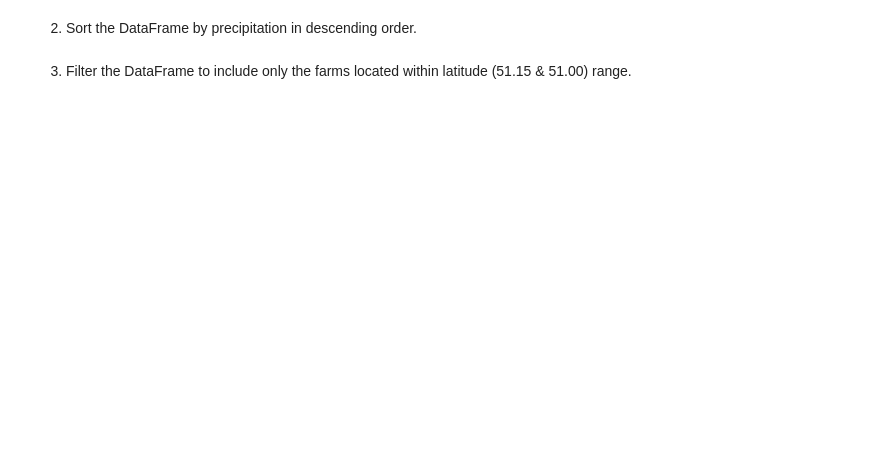
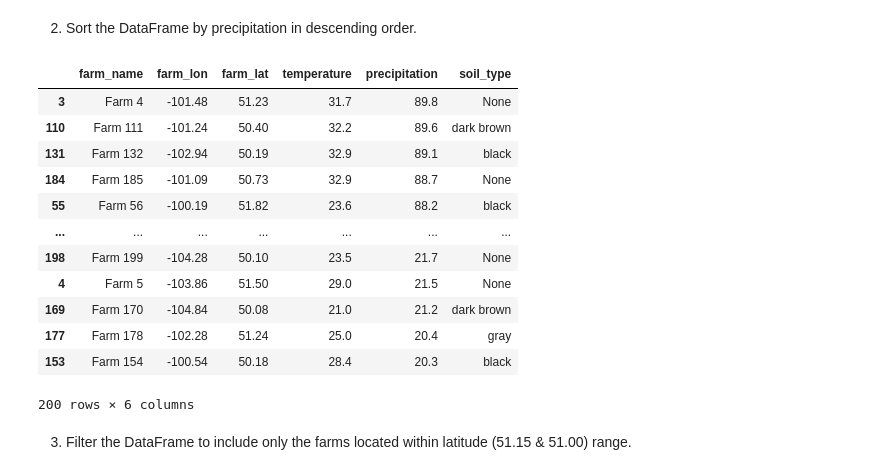
Before and after one commit to cboyda/AgTech, a Jupyter notebook: Assignments/Assinment_3&4.ipynb, the cells around one changed output. Saved outputs shown, nothing was run; the diff lists cells and outputs as text; code cells hidden in the pictures; blank space fills up the shorter version.

```diff
--- a/Assignments/Assinment_3&4.ipynb
+++ b/Assignments/Assinment_3&4.ipynb
@@ -322,9 +378,23 @@ SyntaxError: invalid syntax (4060184953.py, line 1)
 2. Sort the DataFrame by precipitation in descending order.
 # %%
 ## Your code here down
-
+df.sort_values(by='precipitation', ascending=False)
 
 ## Your code here up
+# %% [output]
+|  | farm_name | farm_lon | farm_lat | temperature | precipitation | soil_type |
+| 3 | Farm 4 | -101.48 | 51.23 | 31.7 | 89.8 | None |
+| 110 | Farm 111 | -101.24 | 50.40 | 32.2 | 89.6 | dark brown |
+| 131 | Farm 132 | -102.94 | 50.19 | 32.9 | 89.1 | black |
+| 184 | Farm 185 | -101.09 | 50.73 | 32.9 | 88.7 | None |
+| 55 | Farm 56 | -100.19 | 51.82 | 23.6 | 88.2 | black |
+| ... | ... | ... | ... | ... | ... | ... |
+| 198 | Farm 199 | -104.28 | 50.10 | 23.5 | 21.7 | None |
+| 4 | Farm 5 | -103.86 | 51.50 | 29.0 | 21.5 | None |
+| 169 | Farm 170 | -104.84 | 50.08 | 21.0 | 21.2 | dark brown |
+| 177 | Farm 178 | -102.28 | 51.24 | 25.0 | 20.4 | gray |
+| 153 | Farm 154 | -100.54 | 50.18 | 28.4 | 20.3 | black |
+200 rows × 6 columns
 # %% [markdown]
 3. Filter the DataFrame to include only the farms located within latitude (51.15 & 51.00) range.
 # %%
```
Also changed, not shown: parts of 25 cells of this notebook.
